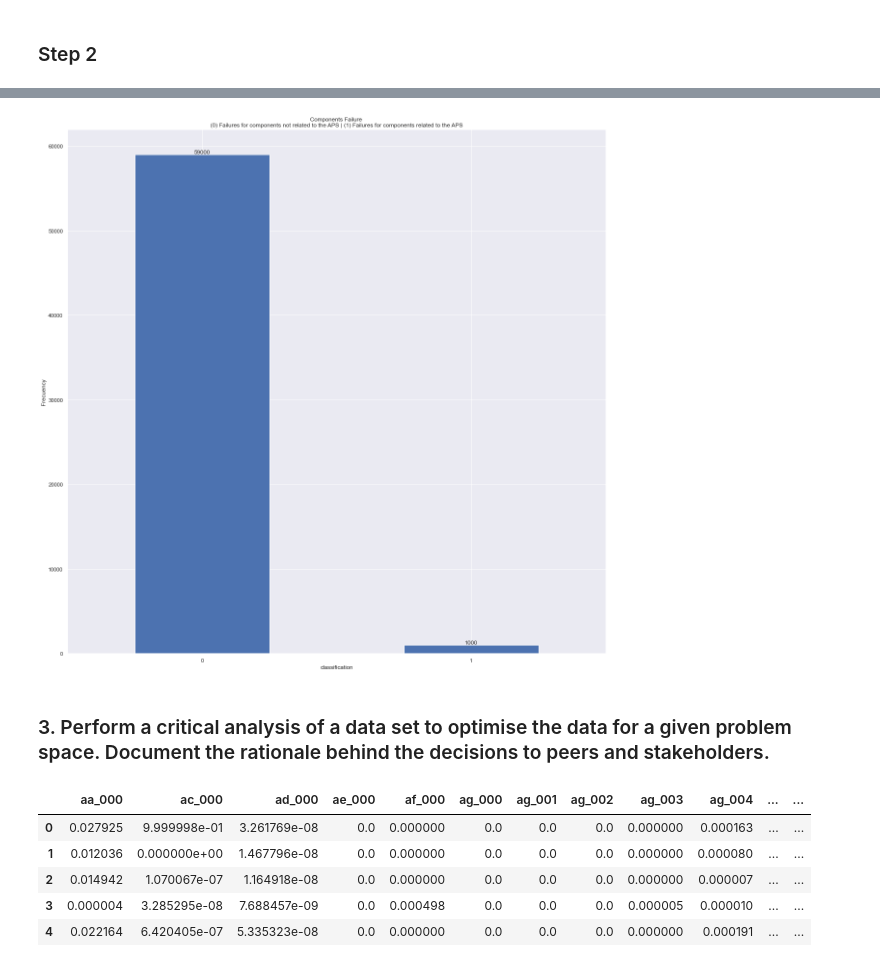
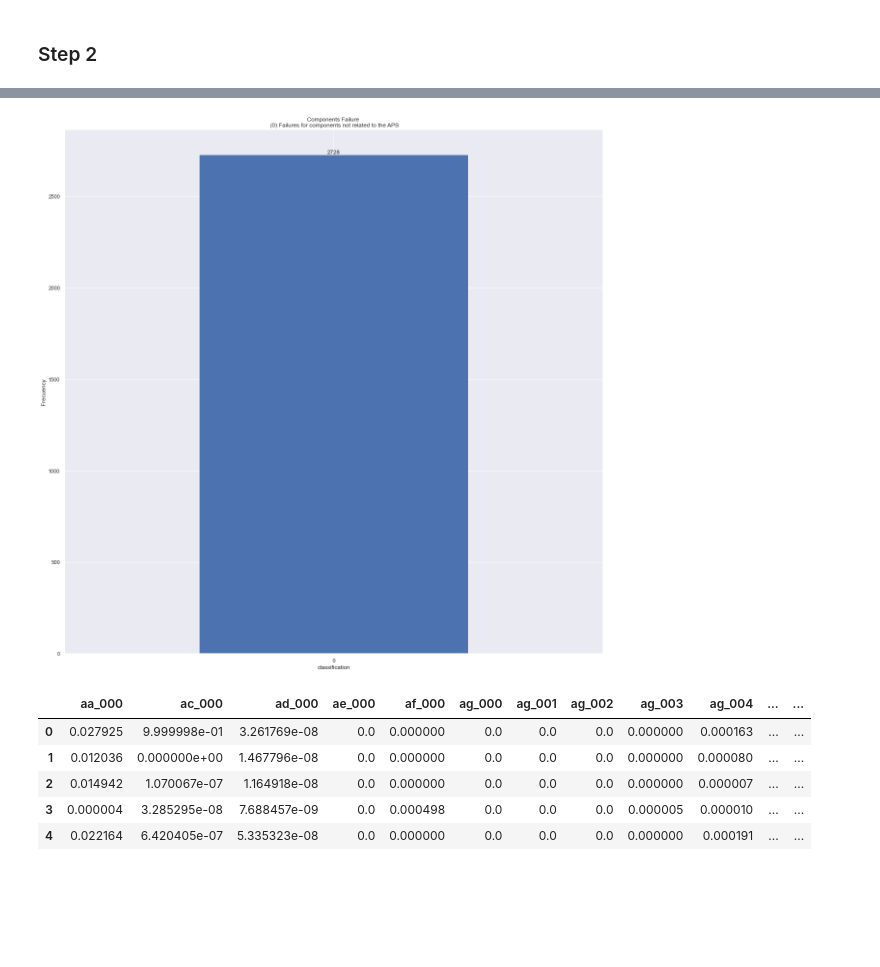
Before and after one commit to EduardoJMatosRomero/DataPrepCA1, a Jupyter notebook: EduardoJulianMatosRomero_DPrepHDip_CA1.ipynb, the cells around one changed output, grey strips where cells are left out. Drawn from its saved outputs; the diff is of its cells as text; code cells hidden in the pictures; blank space fills up the shorter version.

```diff
--- a/EduardoJulianMatosRomero_DPrepHDip_CA1.ipynb
+++ b/EduardoJulianMatosRomero_DPrepHDip_CA1.ipynb
@@ -422,8 +425,8 @@ df3.isnull().sum().nlargest(20).plot(kind='bar', figsize=(10, 6))
 # %%
 #outliers
 
-Q1 = df.quantile(0.25)
-Q3 = df.quantile(0.75)
+Q1 = df5.quantile(0.25)
+Q3 = df5.quantile(0.75)
 IQR = Q3-Q1
 print(IQR)
 # %% [output]
@@ -432,2 +445,8 @@ dtype: float64
+# %%
+df5_no_label = df5.drop(df5["classification"])
 # %%
-df = df[~((df < (Q1-1.5 * IQR)) |(df > (Q3 + 1.5 * IQR))).any(axis=1)]
+df5_no_label = df5_no_label[~((df5_no_label < (Q1-1.5 * IQR)) |(df5_no_label > (Q3 + 1.5 * IQR))).any(axis=1)]
+# %%
+df5_no_label["classification"] = df5["classification"]
+df_outliers=df5_no_label
+df_outliers.describe
@@ -434,19 +471,17 @@ df = df[~((df < (Q1-1.5 * IQR)) |(df > (Q3 + 1.5 * IQR))).any(axis=1)]
 # %%
-Count = pd.value_counts(df5['classification'], sort = True).sort_index()
+Count = pd.value_counts(df_outliers['classification'], sort = True).sort_index()
 Count.plot(kind = 'bar')
-plt.title("Components Failure \n (0) Failures for components not related to the APS | (1) Failures for components related to the APS ")
+plt.title("Components Failure \n (0) Failures for components not related to the APS")
 plt.xlabel("classification")
 plt.ylabel("Frecuency")
 
 for index, value in enumerate(Count):
     plt.text(index, value, str(value), ha='center', va='bottom')
 
 plt.xticks(rotation=360)
 plt.show()
 # %% [output]
-[figure, old version]
+[figure, new version]
-# %% [markdown]
-### 3.	Perform a critical analysis of a data set to optimise the data for a given problem space. Document the rationale behind the decisions to peers and stakeholders.
 # %%
 scaler = MinMaxScaler()
 
```
Also changed, not shown: parts of 48 cells of this notebook.
